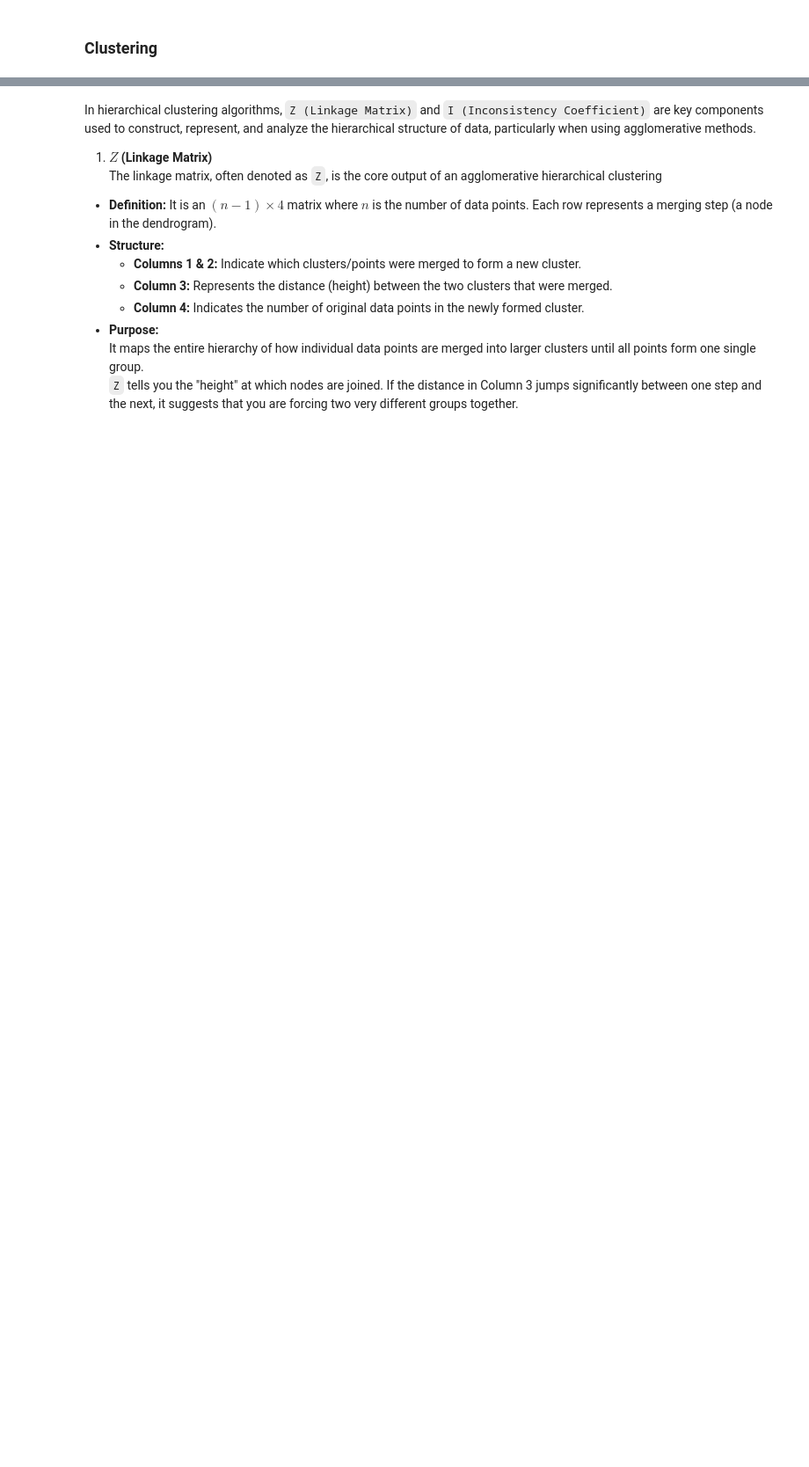
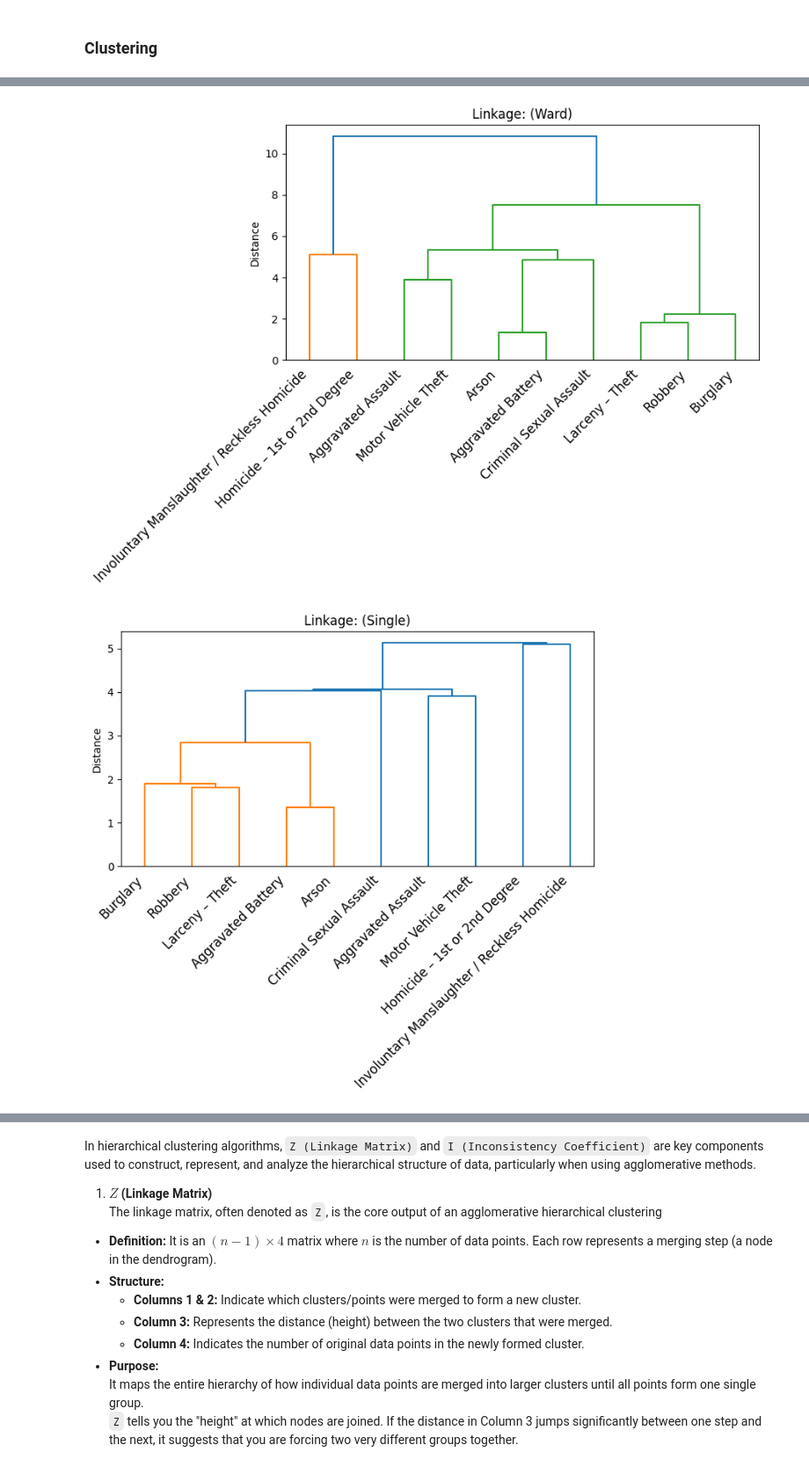
Before and after one commit to SirErikPak/ChicagoCrime, a Jupyter notebook: Notebook/ChicagoCrimeClusterAnalysis.ipynb, the cells around one changed output, grey strips where cells are left out. Shown at 88% size. Saved outputs shown, nothing was run; the diff lists cells and outputs as text; code cells hidden in the pictures; blank space fills up the shorter version.

```diff
--- a/Notebook/ChicagoCrimeClusterAnalysis.ipynb
+++ b/Notebook/ChicagoCrimeClusterAnalysis.ipynb
@@ -228,0 +242,18 @@ z_df.head()
+# %%
+
+
+# iterate
+for method in methods:
+    # Hierarchical clustering (indexed)
+    Z_i = hierarchy.linkage(z_df_i.values, method=method, metric='euclidean', optimal_ordering=True)
+    plt.figure(figsize=(8,4))
+    hierarchy.dendrogram(Z_i, labels=z_df_i.index.tolist(), leaf_rotation=45)
+    # Fix alignment
+    for lbl in plt.gca().get_xticklabels():
+        lbl.set_ha('right')
+    plt.title(f'Linkage: ({method.capitalize()})')
+    plt.ylabel('Distance')
+    plt.show()
+# %% [output]
+[figure, added]
+[figure, added]
```
Also changed, not shown: parts of 36 cells of this notebook, 2 other files.
